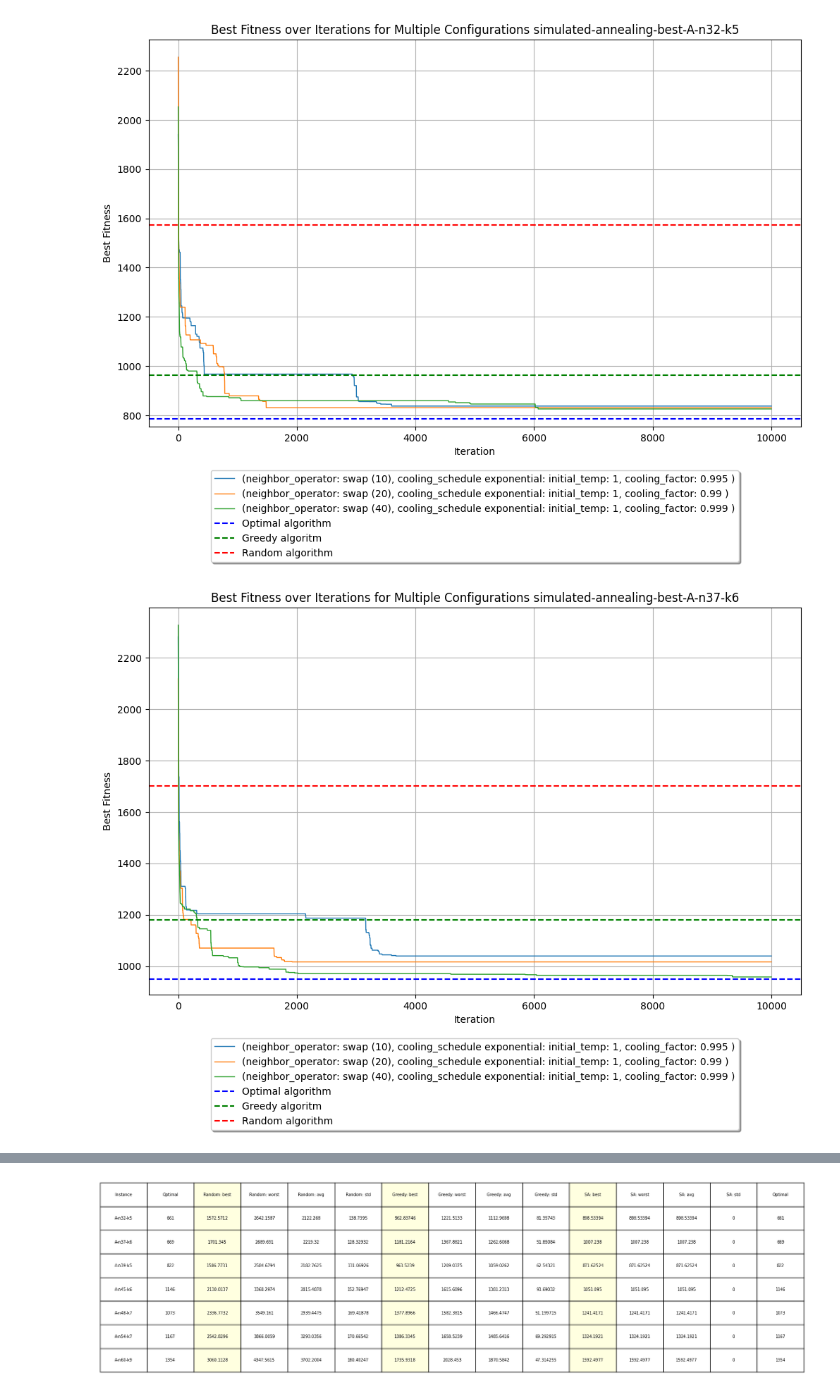
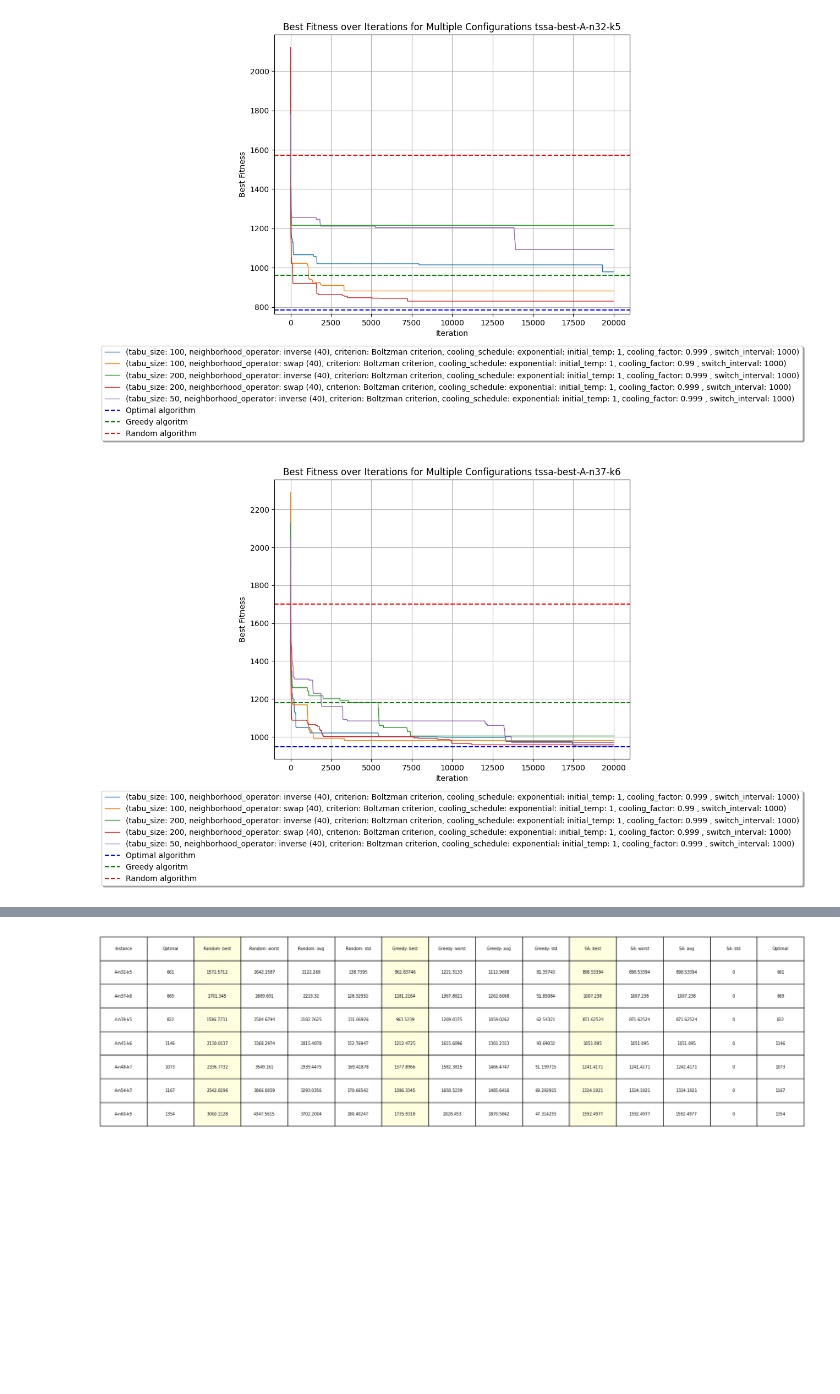
Before and after one commit to XxRoloxX/metaheuristics, a Jupyter notebook: evolutionary-algorithm/src/tssa.ipynb, the cells around one changed output, grey strips where cells are left out. Cells and saved outputs as stored; diff of their text form; code cells hidden in the pictures; blank space fills up the shorter version.

```diff
--- a/evolutionary-algorithm/src/tssa.ipynb
+++ b/evolutionary-algorithm/src/tssa.ipynb
@@ -62,41 +62,41 @@ import os
 #     },
 # }
 csv_files = {
-    'simulated-annealing-best-A-n32-k5': {
+    'tssa-best-A-n32-k5': {
         'greedy':962,
         'random': 1572,
         'optimal': 784
     },
-    'simulated-annealing-best-A-n37-k6':{
+    'tssa-best-A-n37-k6':{
         'greedy':1181,
         'random': 1701,
         'optimal': 949
     },
-    'simulated-annealing-best-A-n39-k5':{
+    'tssa-best-A-n39-k5':{
         'greedy':953,
         'random': 1550,
         'optimal': 822,
     },
-    'simulated-annealing-best-A-n45-k6':{
+    'tssa-best-A-n45-k6':{
         'greedy':1288,
         'random': 2093,
         'optimal': 944
     },
-    'simulated-annealing-best-A-n48-k7':{
+    'tssa-best-A-n48-k7':{
         'greedy':1377,
         'random': 2342,
         'optimal': 1073,
     },
-    'simulated-annealing-best-A-n54-k7':{
+    'tssa-best-A-n54-k7':{
         'greedy':1485,
         'random': 3292,
         'optimal': 1167,
     },
-    'simulated-annealing-best-A-n60-k9':{
+    'tssa-best-A-n60-k9':{
         'greedy':1735,
         'random': 3050,
         'optimal': 1354
-    },
+     },
 }
 # Alternatively, if you have a directory
 # csv_directory = 'path_to_your_directory'
@@ -112,32 +112,32 @@ for csv_file_path in csv_files.keys():
     # Read the CSV data into a pandas DataFrame
     df = pd.read_csv(csv_file_path, sep=";")
 
     # Group by 'configuration' and plot
     for config, group in df.groupby('configuration'):
         #plt.scatter(group['iteration'], group['best_fitness'], label=f'({config})', marker='o')
         plt.plot(group['iteration'], group['best_fitness'], label=f'({config})', linestyle='-', linewidth=1)
         #plt.plot(group['iteration'], group['best_fitness'], label=f'({config})', marker='o', markersize=3, linestyle='-', linewidth=0.3)
 
     #plt.plot()
     plt.axhline(y=csv_files[csv_file_path]["optimal"], color='blue', linestyle='--', label=f'Optimal algorithm')
     plt.axhline(y=csv_files[csv_file_path]["greedy"], color='green', linestyle='--', label=f'Greedy algoritm')
     plt.axhline(y=csv_files[csv_file_path]["random"], color='red', linestyle='--', label=f'Random algorithm')
 # Add titles and labels
     plt.title(f'Best Fitness over Iterations for Multiple Configurations {csv_file_path}')
     plt.xlabel('Iteration')
     plt.ylabel('Best Fitness')
 
 # Move the legend to the right of the plot
 #plt.legend(loc='center left', bbox_to_anchor=(1, 0.5), fancybox=True, shadow=True)
     plt.legend(loc='upper center', bbox_to_anchor=(0.5, -0.1), fancybox=True, shadow=True, ncol=1)
 # Show grid
     plt.grid(True)
 
 # Adjust layout to make room for the legend on the right
     plt.tight_layout(rect=[0, 0, 0.85, 1])  # Adjust the right margin to fit the legend
 
 # Show the plot
     plt.show()
 # %% [output]
-[figure, old version]
+[figure, new version]
-[figure, old version]
+[figure, new version]
```
Also changed, not shown: parts of 4 cells of this notebook, 8 other files.
